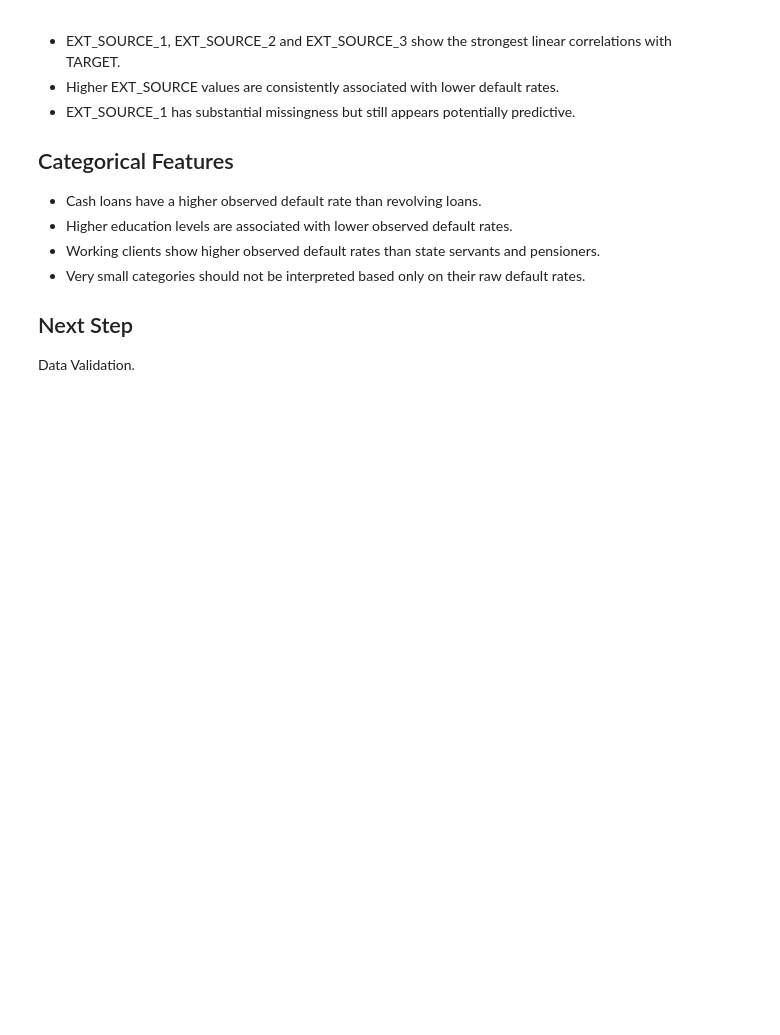
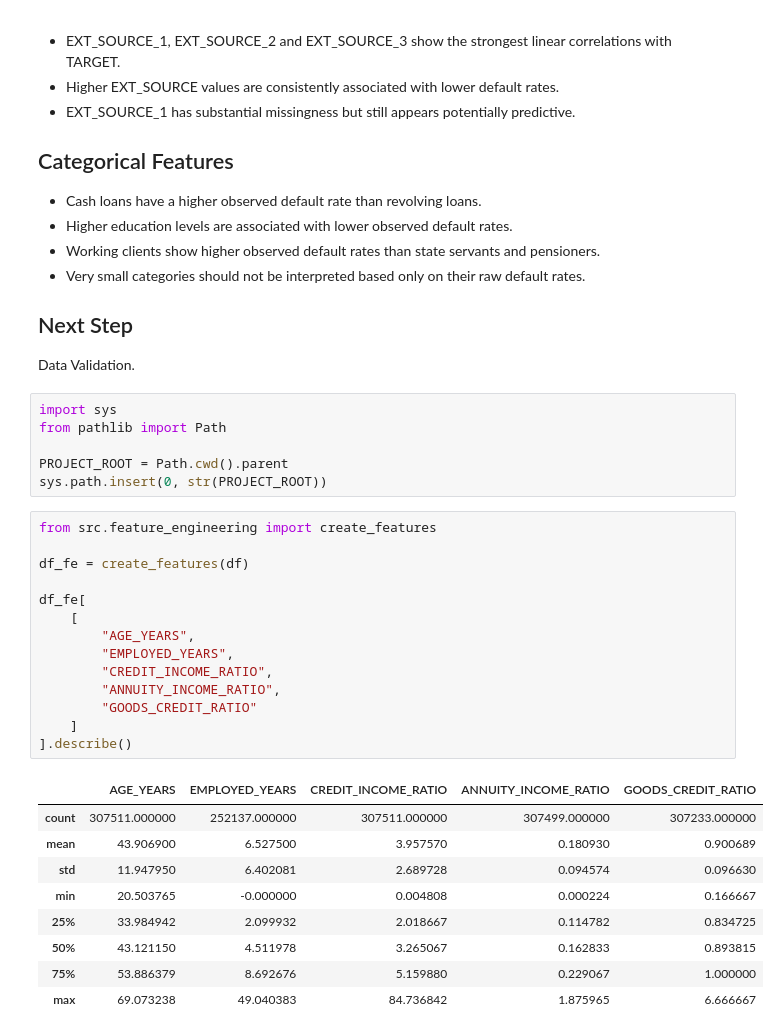
Before and after one commit to felipebarreiros37/credit-risk-decision-system, a Jupyter notebook: notebooks/01_data_understanding.ipynb, the cells around one changed output. Cells and saved outputs as stored; diff of their text form; blank space fills up the shorter version.

```diff
--- a/notebooks/01_data_understanding.ipynb
+++ b/notebooks/01_data_understanding.ipynb
@@ -718,3 +718,33 @@ Name: TARGET, dtype: float64
 
 ## Next Step
 Data Validation.
+# %%
+import sys
+from pathlib import Path
+
+PROJECT_ROOT = Path.cwd().parent
+sys.path.insert(0, str(PROJECT_ROOT))
+# %%
+from src.feature_engineering import create_features
+
+df_fe = create_features(df)
+
+df_fe[
+    [
+        "AGE_YEARS",
+        "EMPLOYED_YEARS",
+        "CREDIT_INCOME_RATIO",
+        "ANNUITY_INCOME_RATIO",
+        "GOODS_CREDIT_RATIO"
+    ]
+].describe()
+# %% [output]
+|  | AGE_YEARS | EMPLOYED_YEARS | CREDIT_INCOME_RATIO | ANNUITY_INCOME_RATIO | GOODS_CREDIT_RATIO |
+| count | 307511.000000 | 252137.000000 | 307511.000000 | 307499.000000 | 307233.000000 |
+| mean | 43.906900 | 6.527500 | 3.957570 | 0.180930 | 0.900689 |
+| std | 11.947950 | 6.402081 | 2.689728 | 0.094574 | 0.096630 |
+| min | 20.503765 | -0.000000 | 0.004808 | 0.000224 | 0.166667 |
+| 25% | 33.984942 | 2.099932 | 2.018667 | 0.114782 | 0.834725 |
+| 50% | 43.121150 | 4.511978 | 3.265067 | 0.162833 | 0.893815 |
+| 75% | 53.886379 | 8.692676 | 5.159880 | 0.229067 | 1.000000 |
+| max | 69.073238 | 49.040383 | 84.736842 | 1.875965 | 6.666667 |
```
Also changed, not shown: parts of 1 cell of this notebook, 18 other files.
